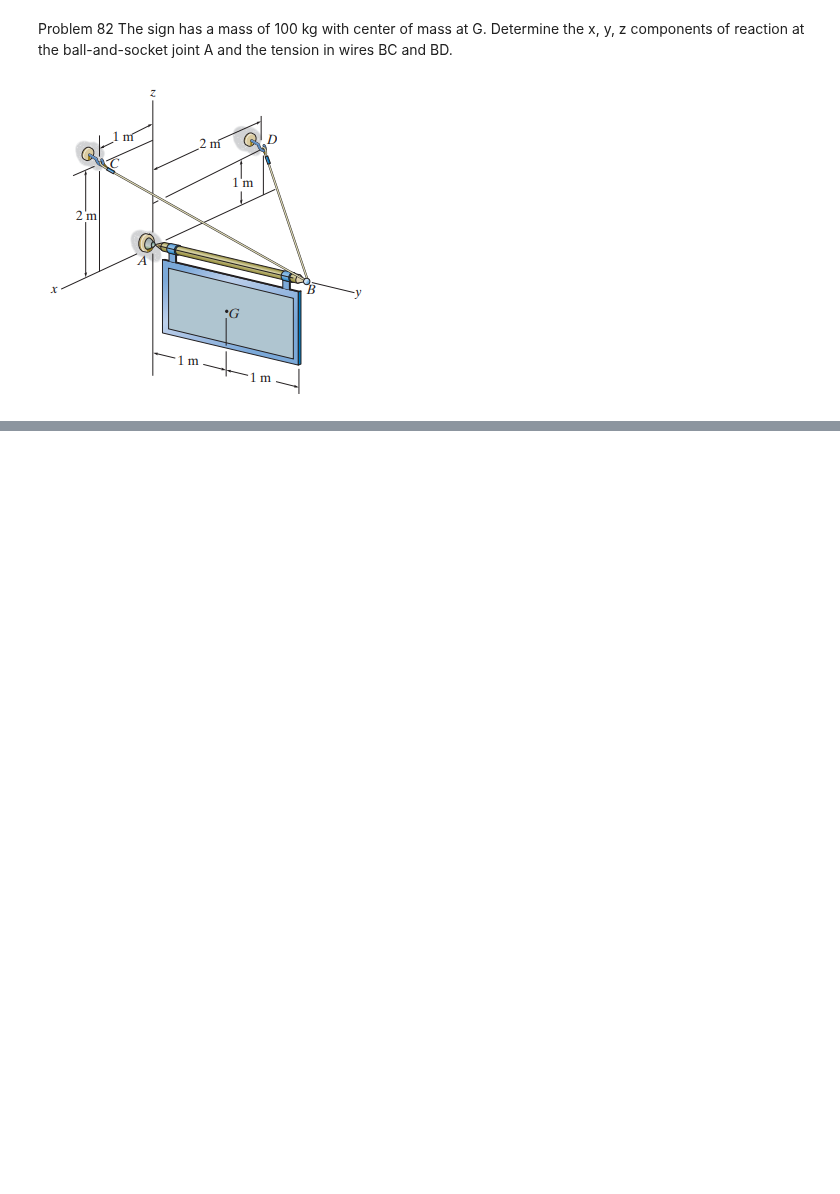
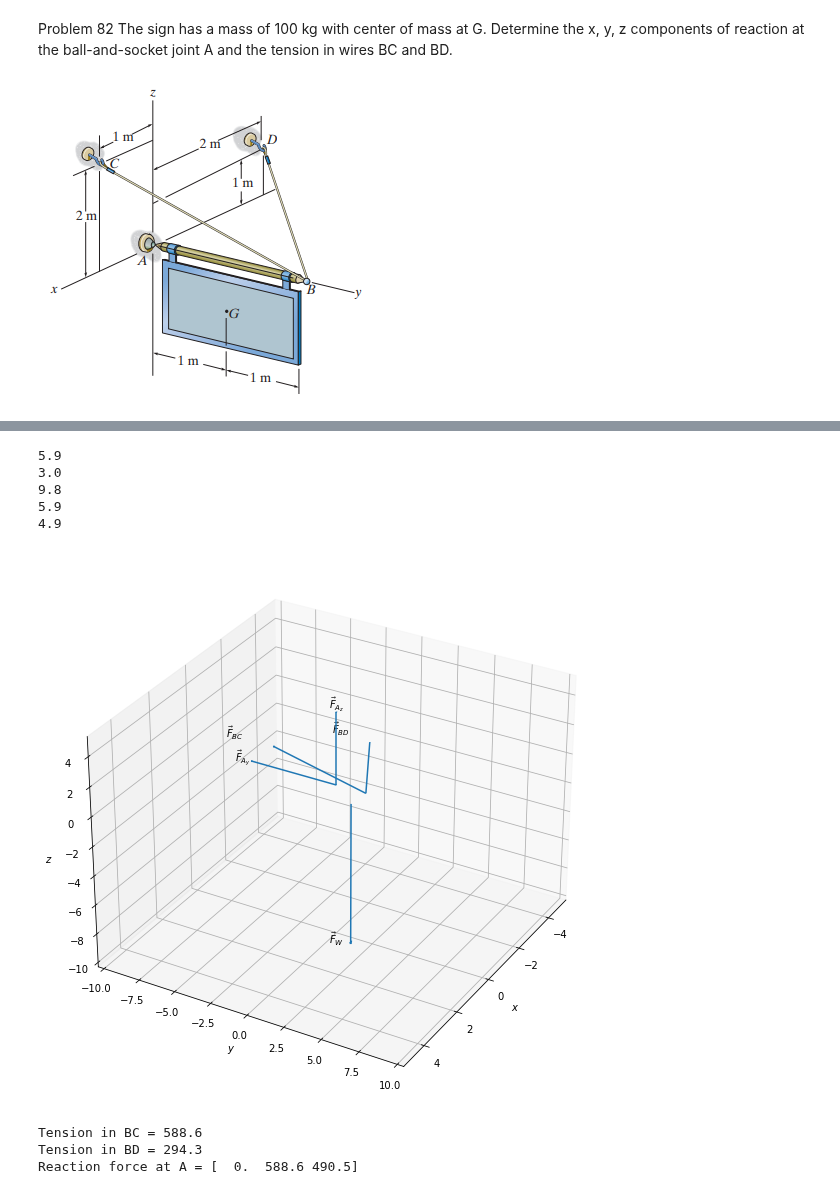
Before and after one commit to michaelhotchkiss/Statics, a Jupyter notebook: Chapter 5 - Equilibrium of a Rigid Body.ipynb, the cells around one changed output, grey strips where cells are left out. Cells and saved outputs as stored; diff of their text form; code cells hidden in the pictures; blank space fills up the shorter version.

```diff
--- a/Chapter 5 - Equilibrium of a Rigid Body.ipynb
+++ b/Chapter 5 - Equilibrium of a Rigid Body.ipynb
@@ -212,3 +174,62 @@ AttributeError: 'AxesSubplot' object has no attribute 'set_zlim'
+# %%
+import numpy as np
+from matplotlib.patches import FancyArrow
+import matplotlib.pyplot as plt
+mass = 100
+weight = mass * 9.81
+
+import matplotlib.pyplot as plt
+from mpl_toolkits.mplot3d import Axes3D
+from draw_functions import calculate_force_components, draw_3d_arrow
+import numpy as np
+
+# Create a 3D plot
+fig = plt.figure(figsize=(10,10))
+ax = fig.add_subplot(111, projection='3d')
+
+points = {
+    'A': np.array([0, 0, 0]),
+    'B': np.array([0, 2, 0]),
+    'C': np.array([1, 0, 2]),
+    'D': np.array([-2, 0, 1]),
+    'G': np.array([0, 1, -1])
+}
+
+vectors = {
+    'BC': {'origin': points['B'], 'directed point': points['C'], 'magnitude': 5.9},
+    'BD': {'origin': points['B'], 'directed point':points['D'], 'magnitude': 3.0},
+    'W': {'origin': points['G'], 'directed point': np.array([0,1,-2]), 'magnitude': 9.8},
+    'A_y': {'origin': points['A'], 'directed point': np.array([0,-1,0]), 'magnitude': 5.9},
+    'A_z': {'origin': points['A'], 'directed point': np.array([0,0,1]), 'magnitude': 4.9}
+}
+
+for label, vector in vectors.items():
+    force_vector = calculate_force_components(vector['origin'], vector['directed point'], vector['magnitude'])
+    draw_3d_arrow(vector['origin'], force_vector, r'$\vec{F}_{'+label+r'}$', ax)
+
+
+# Set plot limits
+ax.set_xlim([-5, 5])
+ax.set_ylim([-10, 10])
+ax.set_zlim([-10, 5])
+
+# Set labels
+ax.set_xlabel(r'$x$')
+ax.set_ylabel(r'$y$')
+ax.set_zlabel(r'$z$')
+
+# Set perspective
+ax.view_init(elev=30, azim=30)
+
+# Show the plot
+plt.show()
+# %% [output]
+5.9
+3.0
+9.8
+5.9
+4.9
+[figure, added]
 # %%
 import numpy as np
 from astropy.constants import g0
@@ -240,8 +261,10 @@ new_solve = np.linalg.solve(new_coefficients,new_right_hand_side)
 Force_BC = new_solve[0] * unit_vector_BC
 Force_BD = new_solve[1] * unit_vector_BD
 Force_A = - Force_BC - Force_BD - weight
-print(Force_BC)
-print(Force_BD)
-print(weight)
-# print(new_solve)
-print(Force_A)
+print(f'Tension in BC = {np.linalg.norm(Force_BC)}')
+print(f'Tension in BD = {np.linalg.norm(Force_BD)}')
+print(f'Reaction force at A = {Force_A}')
+# %% [output]
+Tension in BC = 588.6
+Tension in BD = 294.3
+Reaction force at A = [  0.  588.6 490.5]
```
Also changed, not shown: parts of 2 cells of this notebook, 3 other files.
